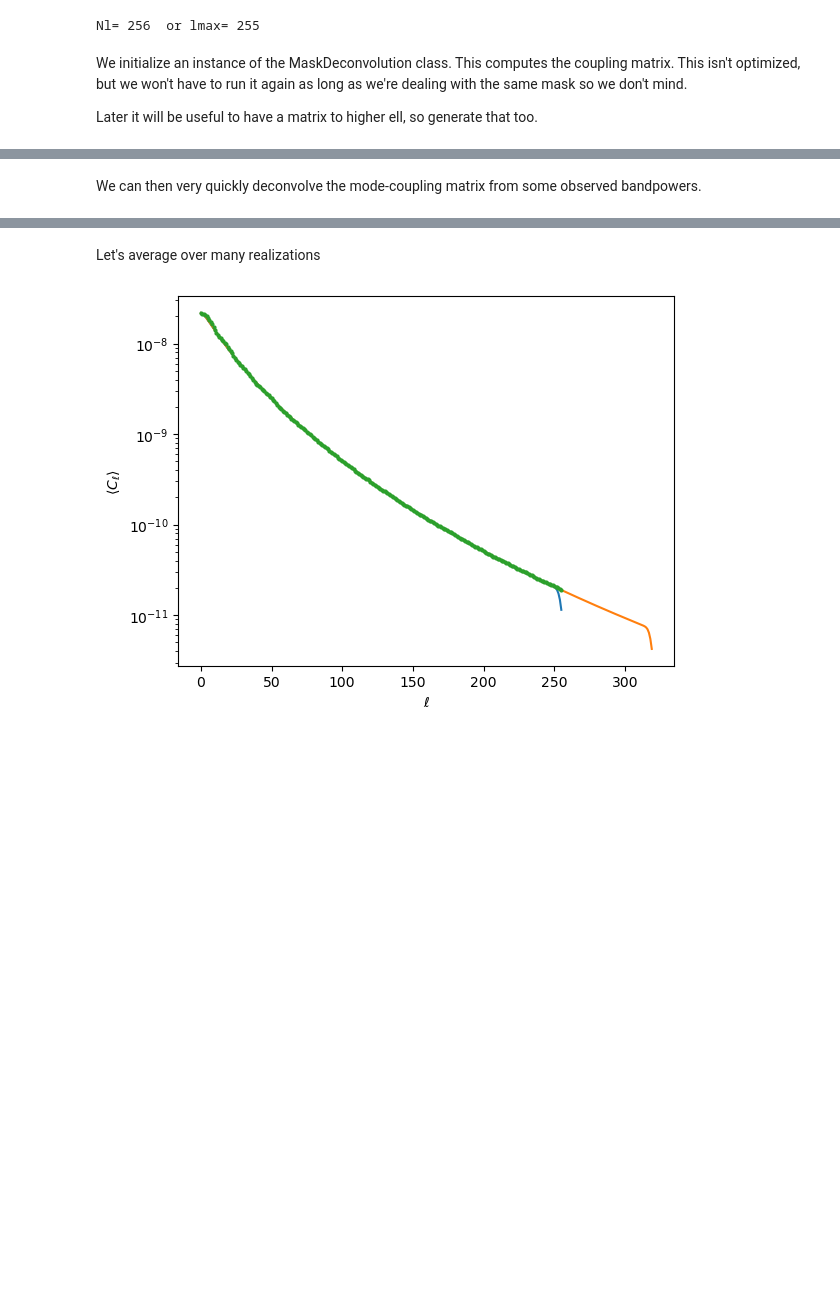
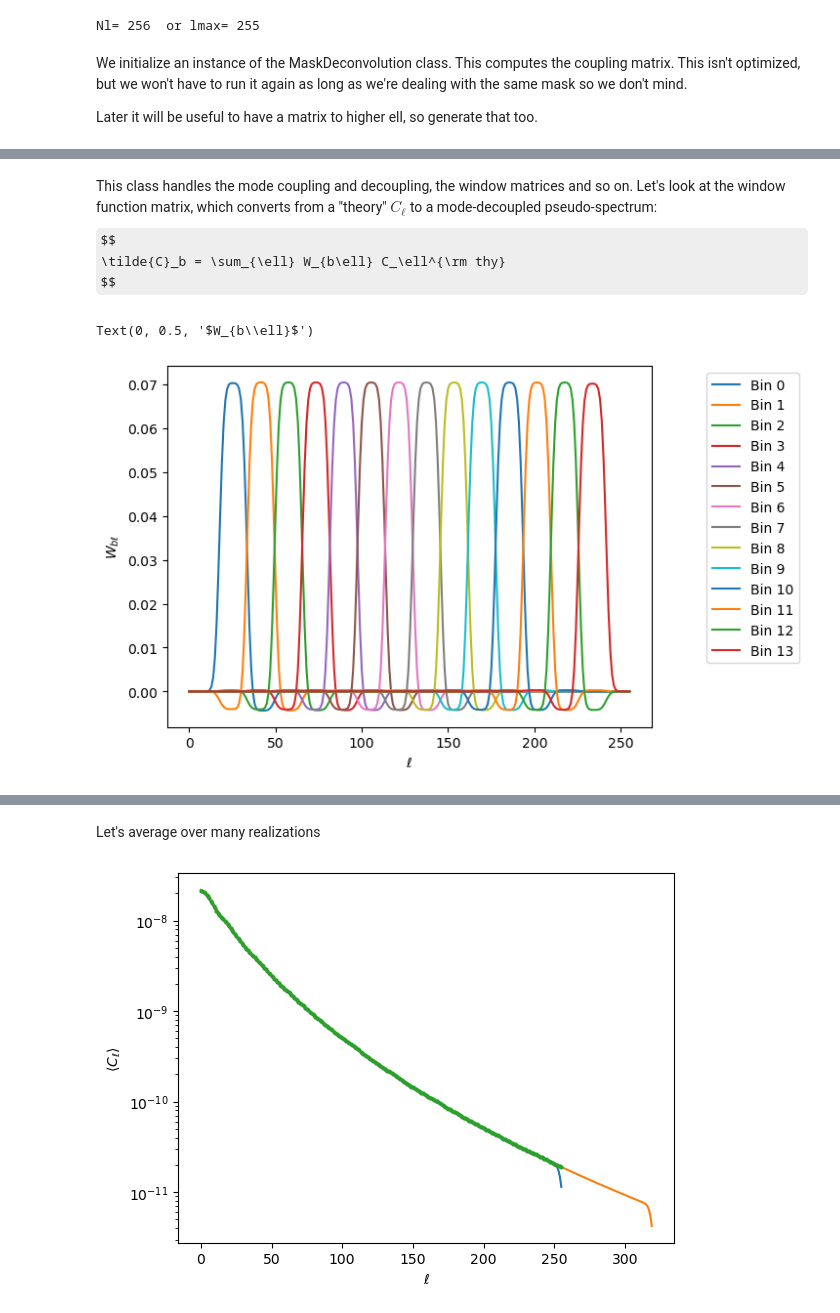
Before and after one commit to martinjameswhite/directsht, a Jupyter notebook: notebooks/mode_coupling_mat.ipynb, the cells around one changed output, grey strips where cells are left out. Saved outputs shown, nothing was run; the diff lists cells and outputs as text; code cells hidden in the pictures; some formulas as TeX source; blank space fills up the shorter version.

```diff
--- a/notebooks/mode_coupling_mat.ipynb
+++ b/notebooks/mode_coupling_mat.ipynb
@@ -88,9 +88,21 @@ Wall time: 28.7 s
 # %% [markdown]
-We can then very quickly deconvolve the mode-coupling matrix from some observed bandpowers.
+This class handles the mode coupling and decoupling, the window matrices and so on.  Let's look at the window function matrix, which converts from a "theory" $C_\ell$ to a mode-decoupled pseudo-spectrum:
+$$
+  \tilde{C}_b = \sum_{\ell} W_{b\ell} C_\ell^{\rm thy}
+$$
 # %%
+# Use the helper function to generate linearly spaced bins
+# in ell of width NperBin.  The first bin is removed because
+# it has support to very low ell.
 NperBin = 2**4
-bins    = MD.binning_matrix('linear',NperBin)
-binned_ells, Cb_decoupled = MD(cl,bins)
-# Convolve the theory with the bandpower window functions
-_, convolved_theory_cl = MD.convolve_theory_Cls(clkk[:Nl],bins)
-#_, convolved_theory_cl = MD(np.dot(MD.Mll,clkk[:Nl]),bins)
+bins    = MD.binning_matrix('linear',NperBin)[1:,:]
+Mbl     = MD.window_matrix(bins)
+#
+for i in range(Mbl.shape[0]):
+    plt.plot(Mbl[i,:],label='Bin '+str(i))
+plt.legend(bbox_to_anchor=(1.1,1.0))
+plt.xlabel(r'$\ell$')
+plt.ylabel(r'$W_{b\ell}$')
+# %% [output]
+Text(0, 0.5, '$W_{b\\ell}$')
+[figure, added]
```
Also changed, not shown: parts of 11 cells of this notebook.
